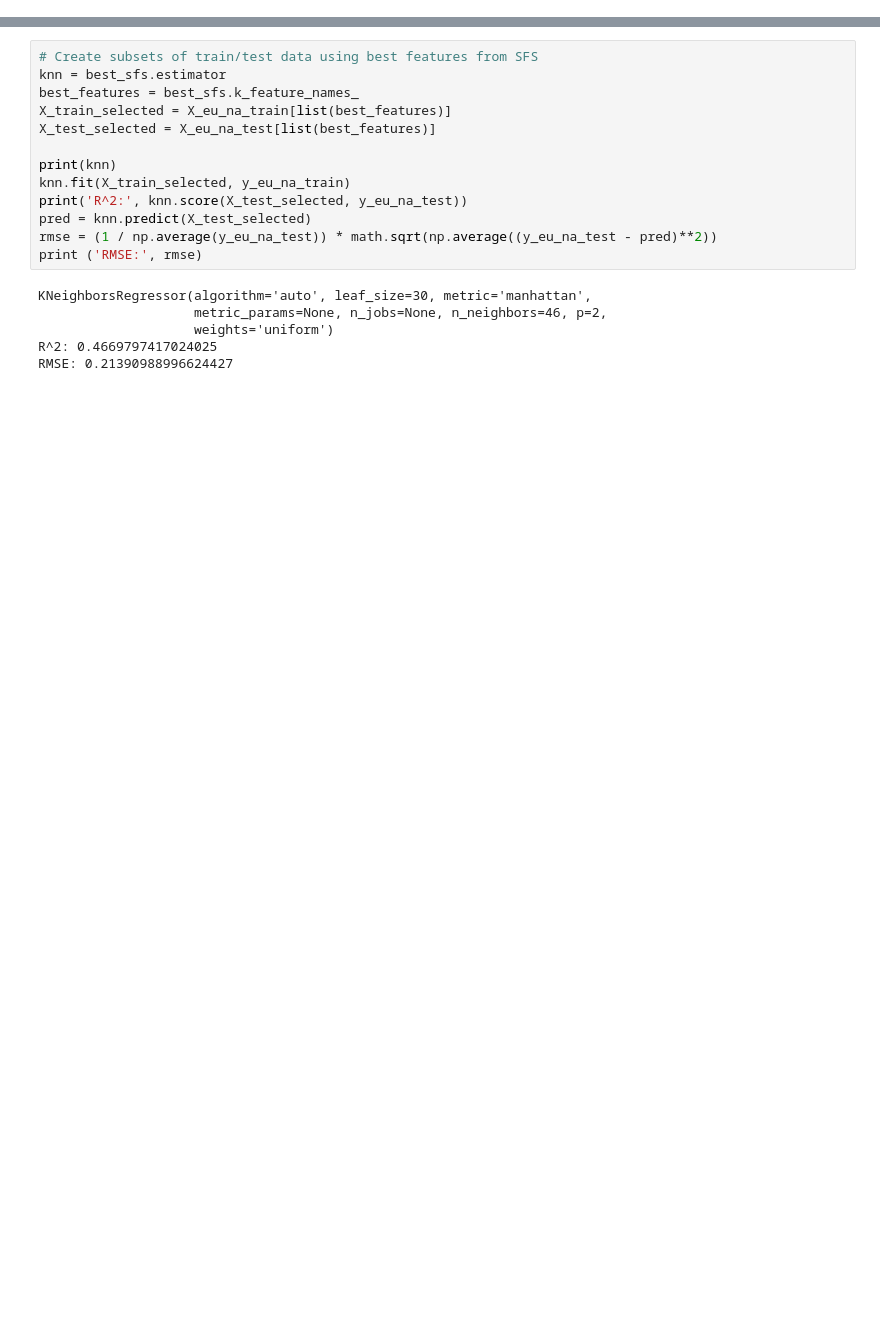
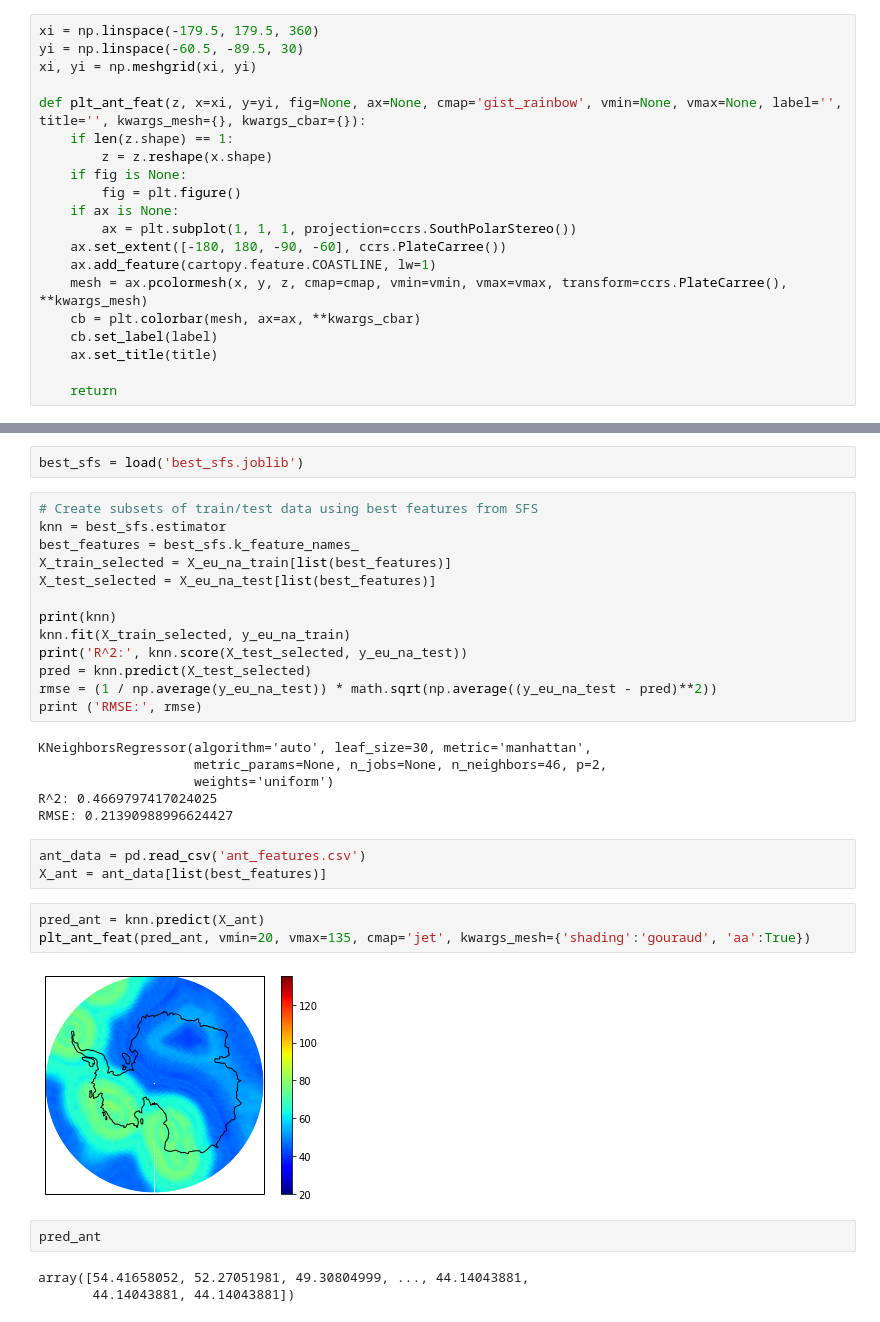
Before and after one commit to kjgoodrick/csci5622_Project, a Jupyter notebook: ghf_knn.ipynb, the cells around one changed output, grey strips where cells are left out. Drawn from its saved outputs; the diff is of its cells as text; blank space fills up the shorter version.

Commit message:
plot Antartica

```diff
--- a/ghf_knn.ipynb
+++ b/ghf_knn.ipynb
@@ -36,6 +40,26 @@ def find_continent(df):
         else:
             cont.append(2)
     return cont
+# %%
+xi = np.linspace(-179.5, 179.5, 360)
+yi = np.linspace(-60.5, -89.5, 30)
+xi, yi = np.meshgrid(xi, yi)
+
+def plt_ant_feat(z, x=xi, y=yi, fig=None, ax=None, cmap='gist_rainbow', vmin=None, vmax=None, label='', title='', kwargs_mesh={}, kwargs_cbar={}):
+    if len(z.shape) == 1:
+        z = z.reshape(x.shape)
+    if fig is None:
+        fig = plt.figure()
+    if ax is None:
+        ax = plt.subplot(1, 1, 1, projection=ccrs.SouthPolarStereo())
+    ax.set_extent([-180, 180, -90, -60], ccrs.PlateCarree())
+    ax.add_feature(cartopy.feature.COASTLINE, lw=1)
+    mesh = ax.pcolormesh(x, y, z, cmap=cmap, vmin=vmin, vmax=vmax, transform=ccrs.PlateCarree(), **kwargs_mesh)
+    cb = plt.colorbar(mesh, ax=ax, **kwargs_cbar)
+    cb.set_label(label)
+    ax.set_title(title)
+
+    return
 # %% [markdown]
 Load the data.
 # %%
@@ -203,3 +232,5 @@ X_eu_na_train[list(best_features)]
+# %%
+best_sfs = load('best_sfs.joblib')
 # %%
 # Create subsets of train/test data using best features from SFS
 knn = best_sfs.estimator
@@ -219,3 +250,16 @@ KNeighborsRegressor(algorithm='auto', leaf_size=30, metric='manhattan',
                     weights='uniform')
 R^2: 0.4669797417024025
 RMSE: 0.21390988996624427
+# %%
+ant_data = pd.read_csv('ant_features.csv')
+X_ant = ant_data[list(best_features)]
+# %%
+pred_ant = knn.predict(X_ant)
+plt_ant_feat(pred_ant, vmin=20, vmax=135, cmap='jet', kwargs_mesh={'shading':'gouraud', 'aa':True})
+# %% [output]
+[figure, added]
+# %%
+pred_ant
+# %% [output]
+array([54.41658052, 52.27051981, 49.30804999, ..., 44.14043881,
+       44.14043881, 44.14043881])
```
Also changed, not shown: parts of 37 cells of this notebook, 2 other files.
